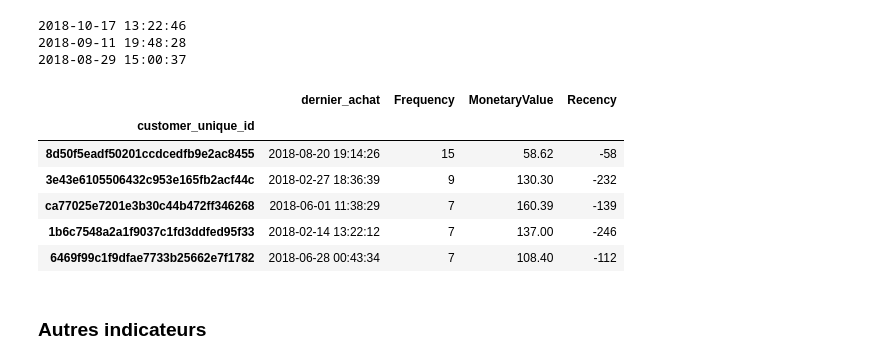
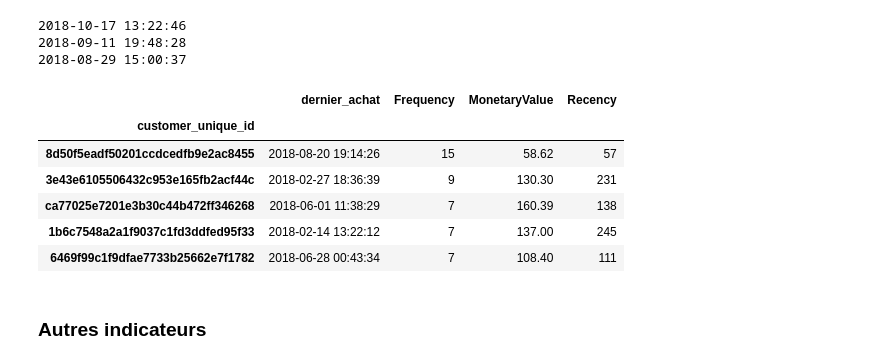
Before and after one commit to mrcreasey/oc-ds-p5-unsupervised-clustering, a Jupyter notebook: P5_01_analyse.ipynb, the cells around one changed output. Saved outputs shown, nothing was run; the diff lists cells and outputs as text; code cells hidden in the pictures.

```diff
--- a/P5_01_analyse.ipynb
+++ b/P5_01_analyse.ipynb
@@ -1306,21 +1306,21 @@ print(last_date_purchase)
 # %%
 clients = commandes.groupby("customer_unique_id").agg({
     'order_purchase_timestamp': 'max',
     'customer_id': 'count',
     'payment_value': 'mean'
 })
 
 clients.columns = ['dernier_achat', 'Frequency', 'MonetaryValue']
-clients['Recency'] = (clients['dernier_achat'] - last_date).dt.days
+clients['Recency'] = (last_date - clients['dernier_achat']).dt.days
 clients.sort_values(by='Frequency', ascending=False).head()
 # %% [output]
 |  | dernier_achat | Frequency | MonetaryValue | Recency |
 | customer_unique_id |  |  |  |  |
-| 8d50f5eadf50201ccdcedfb9e2ac8455 | 2018-08-20 19:14:26 | 15 | 58.62 | -58 |
-| 3e43e6105506432c953e165fb2acf44c | 2018-02-27 18:36:39 | 9 | 130.30 | -232 |
-| ca77025e7201e3b30c44b472ff346268 | 2018-06-01 11:38:29 | 7 | 160.39 | -139 |
-| 1b6c7548a2a1f9037c1fd3ddfed95f33 | 2018-02-14 13:22:12 | 7 | 137.00 | -246 |
-| 6469f99c1f9dfae7733b25662e7f1782 | 2018-06-28 00:43:34 | 7 | 108.40 | -112 |
+| 8d50f5eadf50201ccdcedfb9e2ac8455 | 2018-08-20 19:14:26 | 15 | 58.62 | 57 |
+| 3e43e6105506432c953e165fb2acf44c | 2018-02-27 18:36:39 | 9 | 130.30 | 231 |
+| ca77025e7201e3b30c44b472ff346268 | 2018-06-01 11:38:29 | 7 | 160.39 | 138 |
+| 1b6c7548a2a1f9037c1fd3ddfed95f33 | 2018-02-14 13:22:12 | 7 | 137.00 | 245 |
+| 6469f99c1f9dfae7733b25662e7f1782 | 2018-06-28 00:43:34 | 7 | 108.40 | 111 |
 # %% [markdown]
 ### Autres indicateurs
 # %%
```
Also changed, not shown: parts of 15 cells of this notebook, 1 other file.
